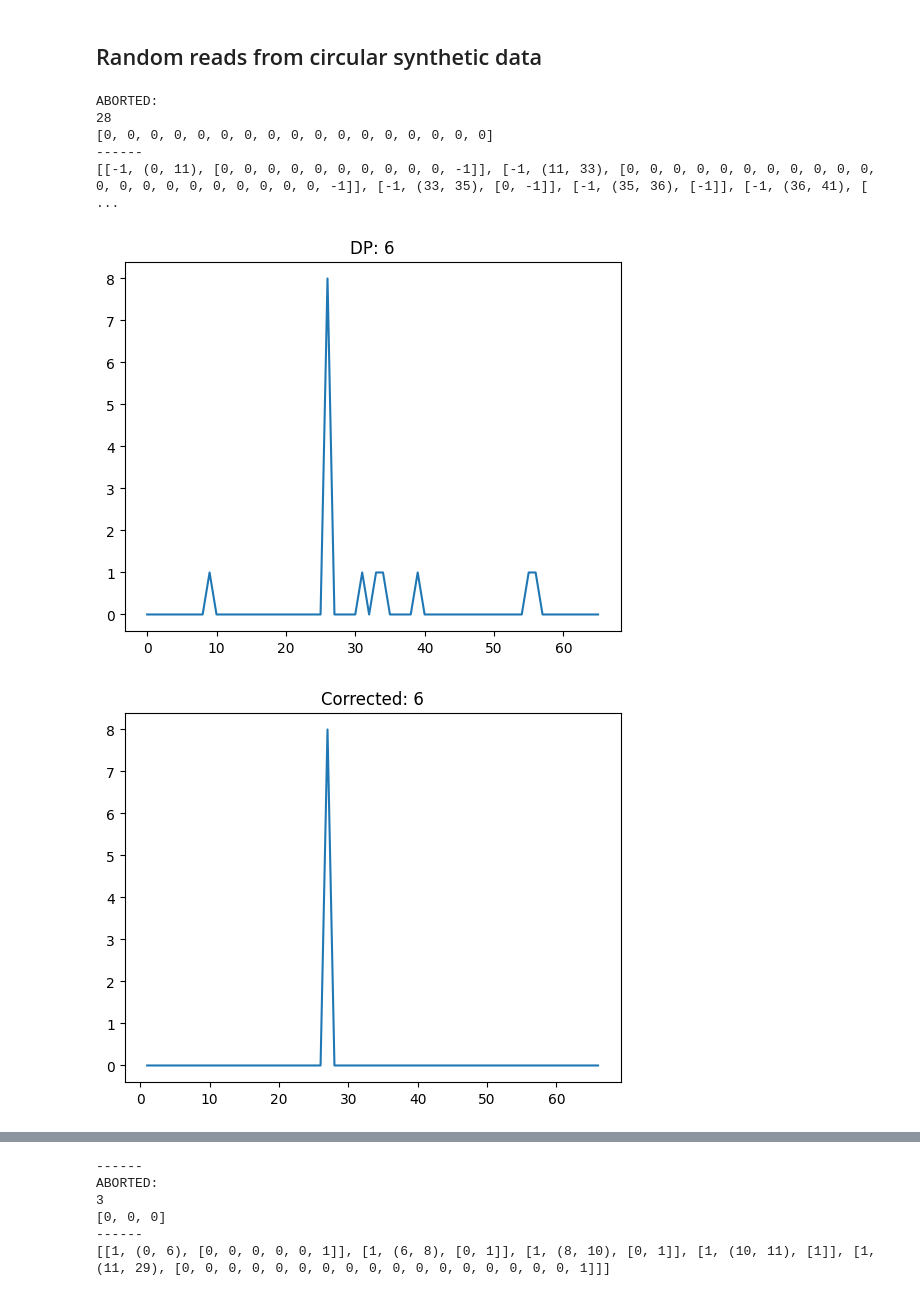
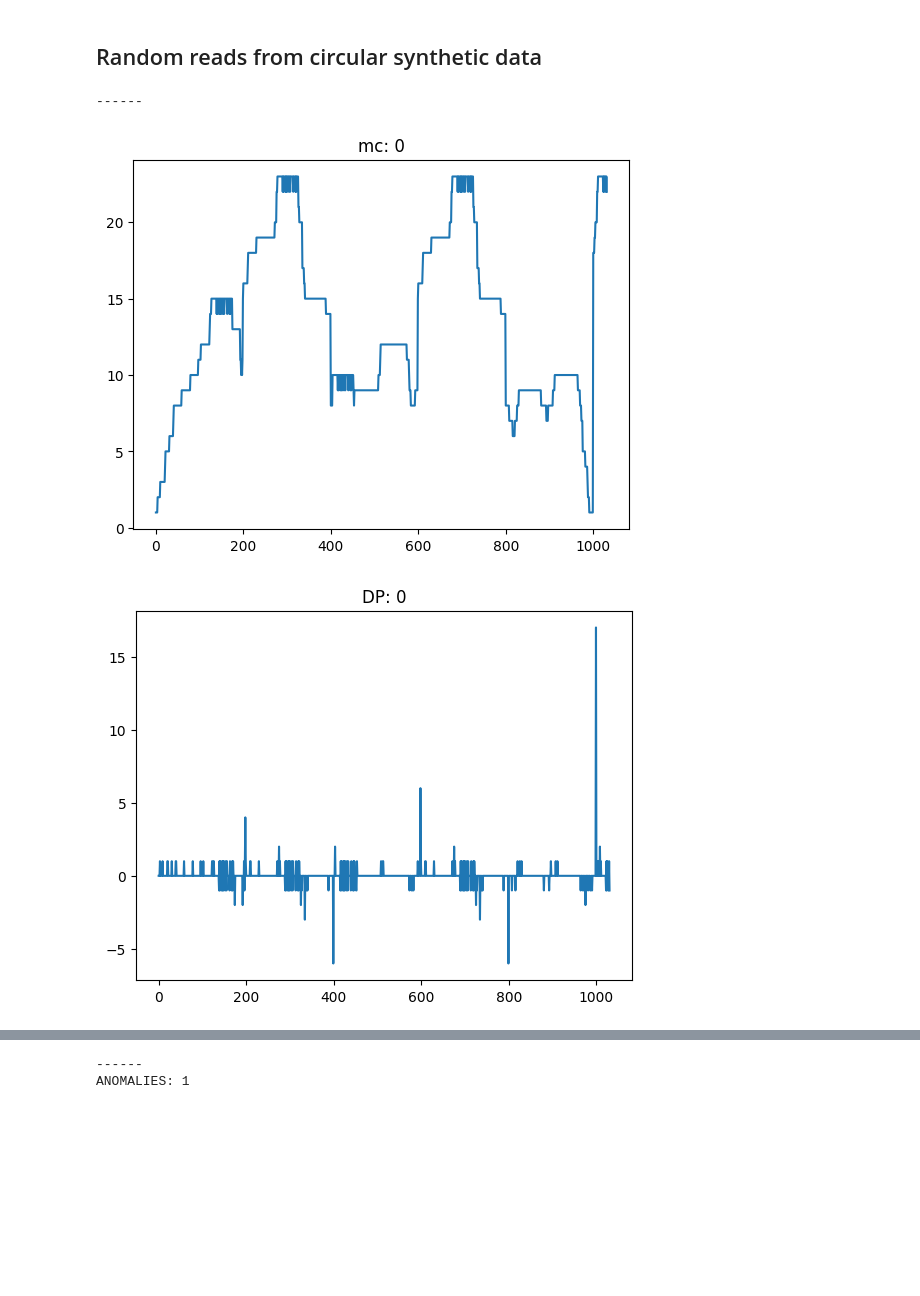
Before and after one commit to davidsmts/Overlapss, a Jupyter notebook: TestCircular.ipynb, the cells around one changed output, grey strips where cells are left out. Cells and saved outputs as stored; diff of their text form; code cells hidden in the pictures; blank space fills up the shorter version.

```diff
--- a/TestCircular.ipynb
+++ b/TestCircular.ipynb
@@ -32,35 +31,34 @@ ABORTED:
 ## Random reads from circular synthetic data
 # %%
 count_of_anomalies = 0
-for i in range(78):
-    xpoints, ypoints, maxcounts, se, pc_diff_profile, artifact, mci = correct_robustly("data/longcirc_reads.txt", "1111111111111", i)
+for i in range(60):
+    xpoints, ypoints, maxcounts, se, pc_diff_profile, artifact, mci = correct_robustly("data/longcirc_reads.txt", "111111111111010111010101110110111111011110101111", i)
     if not (np.array(ypoints) == np.array([0 for i in range(len(ypoints))])).all():
         count_of_anomalies += 1
         print("------")
         #print(mci)
-        print(artifact)
+        #print(artifact)
         #print(se)
         # Max Counts
-        #plt.title("mc: "+str(i))
-        #plt.plot([i for i in range(len(maxcounts))], maxcounts)
-        #plt.show()
+        plt.title("mc: "+str(i))
+        plt.plot([i for i in range(len(maxcounts))], maxcounts)
+        plt.show()
         # DP
         plt.title("DP: "+str(i))
         plt.plot([i for i in range(len(pc_diff_profile))], pc_diff_profile)
+        plt.savefig('imgs/circular_long_dp.png', bbox_inches='tight')
         plt.show()
         #print([i for i in range(len(pc_diff_profile)) if pc_diff_profile[i]!=0])
         # Corrected DP
         plt.title("Corrected: "+str(i))
         plt.plot(xpoints, ypoints)
+        plt.savefig('imgs/circular_long_cdp.png', bbox_inches='tight')
         plt.show()
         #print([i for i in range(len(ypoints)) if ypoints[i]!=0])
         print("------")
+        break
 print("ANOMALIES: " + str(count_of_anomalies))
 # %% [output]
-ABORTED:
-28
-[0, 0, 0, 0, 0, 0, 0, 0, 0, 0, 0, 0, 0, 0, 0, 0, 0]
 ------
-[[-1, (0, 11), [0, 0, 0, 0, 0, 0, 0, 0, 0, 0, -1]], [-1, (11, 33), [0, 0, 0, 0, 0, 0, 0, 0, 0, 0, 0, 0, 0, 0, 0, 0, 0, 0, 0, 0, 0, -1]], [-1, (33, 35), [0, -1]], [-1, (35, 36), [-1]], [-1, (36, 41), [ ...
-[figure, old version]
+[figure, new version]
-[figure, old version]
+[figure, new version]
@@ -67,6 +66,2 @@ ABORTED:
 ------
-ABORTED:
-3
-[0, 0, 0]
-------
-[[1, (0, 6), [0, 0, 0, 0, 0, 1]], [1, (6, 8), [0, 1]], [1, (8, 10), [0, 1]], [1, (10, 11), [1]], [1, (11, 29), [0, 0, 0, 0, 0, 0, 0, 0, 0, 0, 0, 0, 0, 0, 0, 0, 0, 1]]]
+ANOMALIES: 1
```
Also changed, not shown: parts of 7 cells of this notebook, 16 other files.
